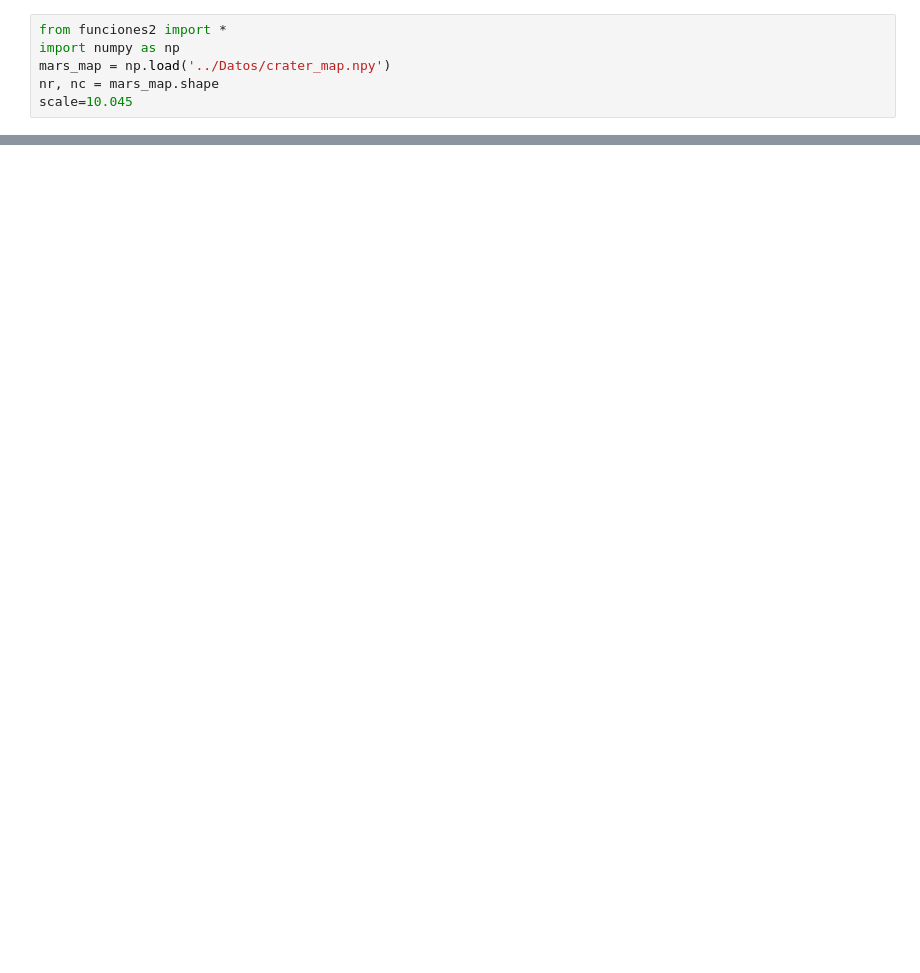
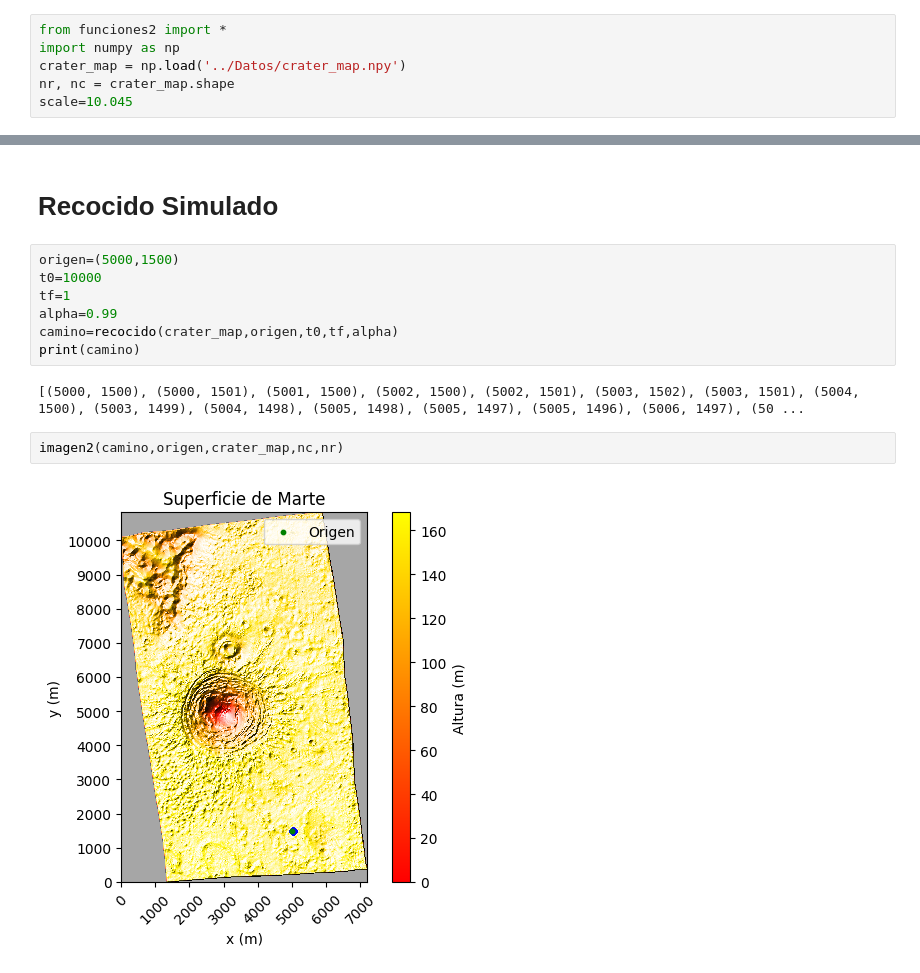
Before and after one commit to alan1x/Proyecto-Marte, a Jupyter notebook: Descenso_crater/Descenso_crater.ipynb, the cells around one changed output, grey strips where cells are left out. Saved outputs shown, nothing was run; the diff lists cells and outputs as text; blank space fills up the shorter version.

```diff
--- a/Descenso_crater/Descenso_crater.ipynb
+++ b/Descenso_crater/Descenso_crater.ipynb
@@ -1,7 +1,7 @@
 # %%
 from funciones2 import *
 import numpy as np
-mars_map = np.load('../Datos/crater_map.npy')
-nr, nc = mars_map.shape
+crater_map = np.load('../Datos/crater_map.npy')
+nr, nc = crater_map.shape
 scale=10.045
 # %%
@@ -9,2 +9,17 @@ imagen_simple(mars_map,nc, nr, scale)
 # %% [output]
 [figure]
+# %% [markdown]
+# Recocido Simulado
+# %%
+origen=(5000,1500)
+t0=10000
+tf=1
+alpha=0.99
+camino=recocido(crater_map,origen,t0,tf,alpha)
+print(camino)
+# %% [output]
+[(5000, 1500), (5000, 1501), (5001, 1500), (5002, 1500), (5002, 1501), (5003, 1502), (5003, 1501), (5004, 1500), (5003, 1499), (5004, 1498), (5005, 1498), (5005, 1497), (5005, 1496), (5006, 1497), (50 ...
+# %%
+imagen2(camino,origen,crater_map,nc,nr)
+# %% [output]
+[figure, added]
```
Also changed, not shown: parts of 1 cell of this notebook, 1 other file.
